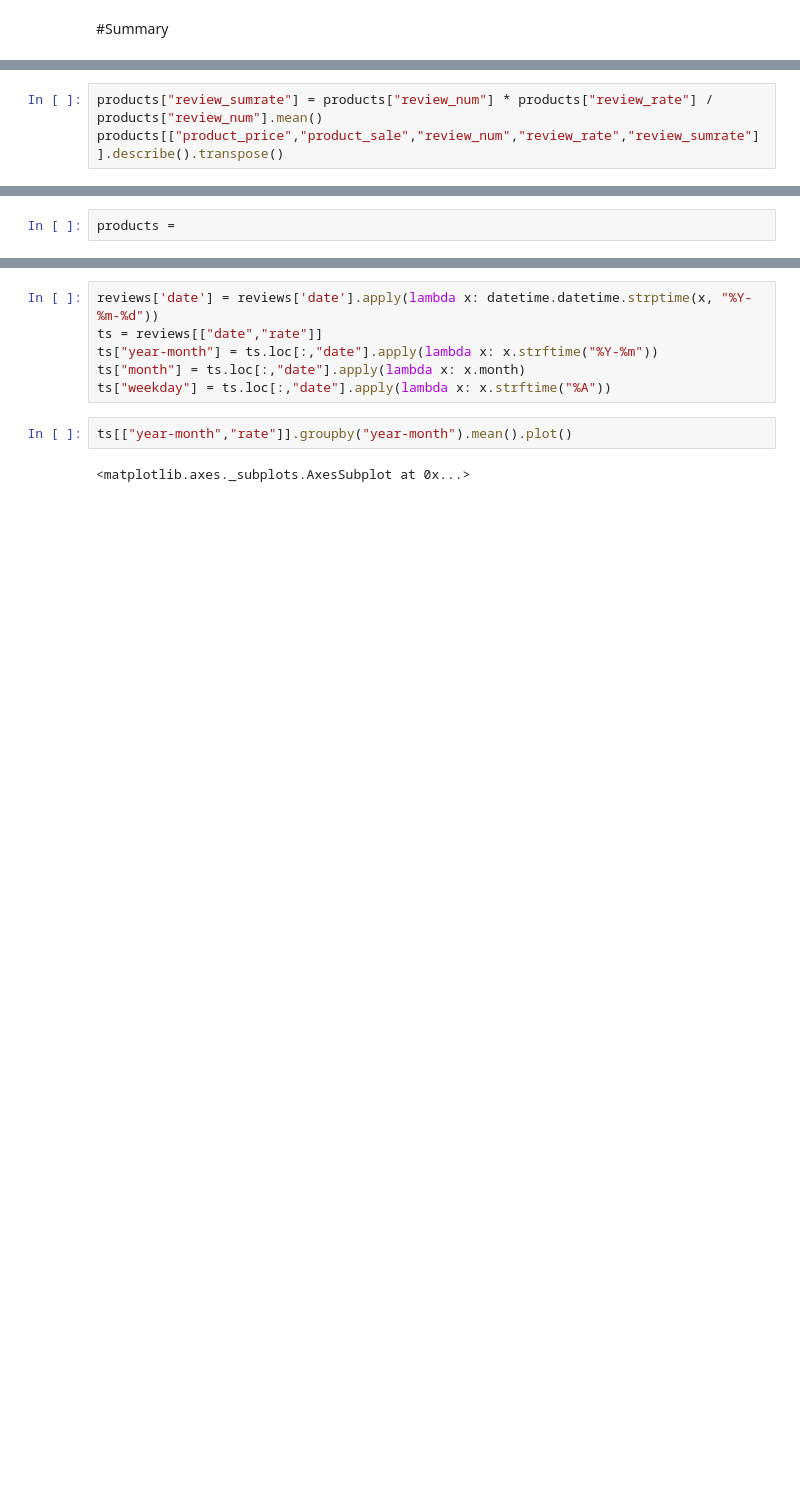
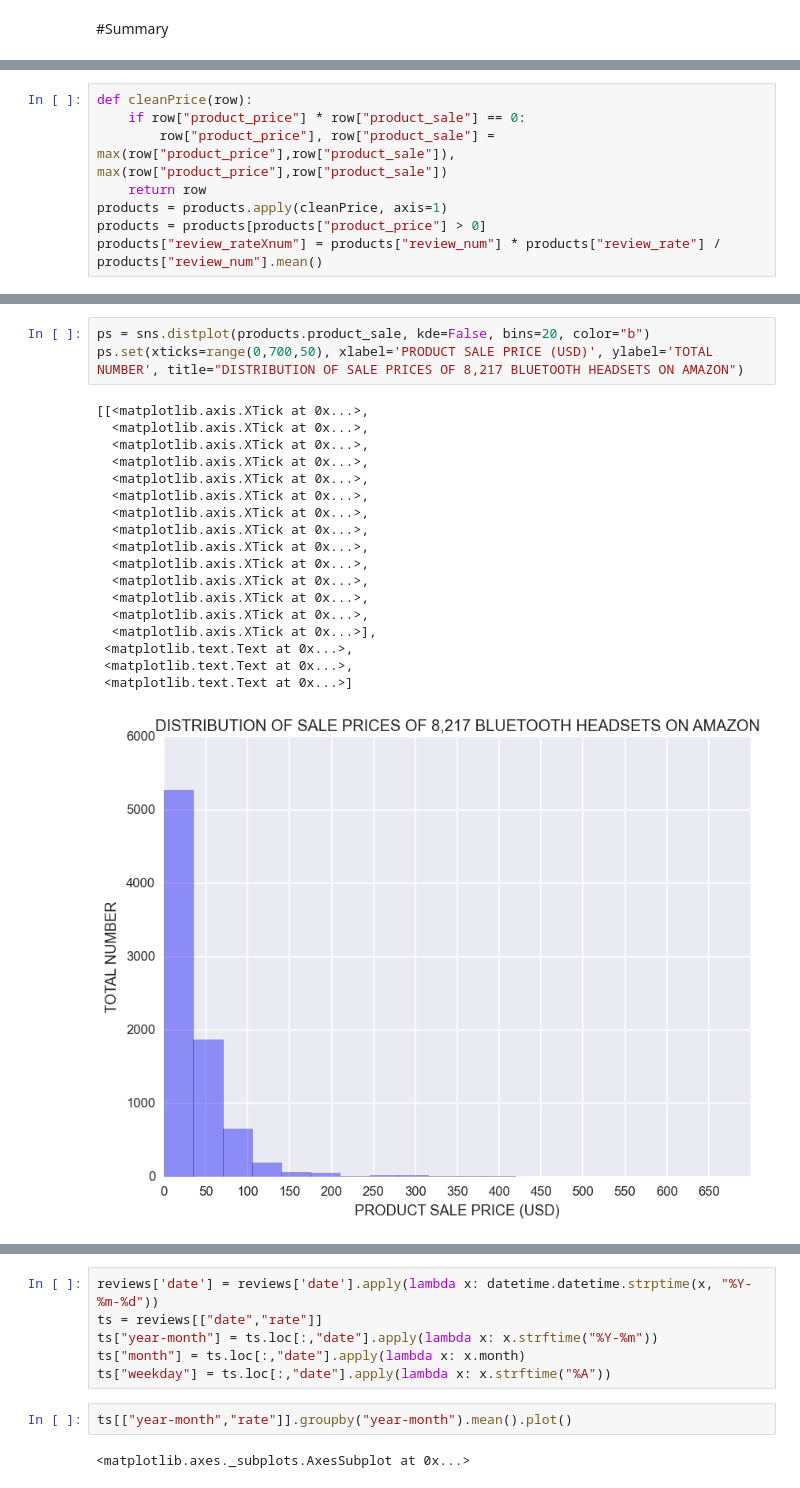
Before and after one commit to paristsai/amazon_review, a Jupyter notebook: analysis/amazon-review.ipynb, the cells around one changed output, grey strips where cells are left out. Saved outputs shown, nothing was run; the diff lists cells and outputs as text; blank space fills up the shorter version.

```diff
--- a/analysis/amazon-review.ipynb
+++ b/analysis/amazon-review.ipynb
@@ -56,3 +31,0 @@ products = products[products["product_price"] > 0]
-# %%
-products["review_sumrate"] = products["review_num"] * products["review_rate"] / products["review_num"].mean()
-products[["product_price","product_sale","review_num","review_rate","review_sumrate"]].describe().transpose()
@@ -87,2 +31,0 @@ rr.set(xlim=(1,5))
-# %%
-products =
@@ -101,0 +46,8 @@ sns.countplot(reviews.rate, color="orange")
+# %%
+def cleanPrice(row):
+    if row["product_price"] * row["product_sale"] == 0:
+        row["product_price"], row["product_sale"] = max(row["product_price"],row["product_sale"]), max(row["product_price"],row["product_sale"])
+    return row
+products = products.apply(cleanPrice, axis=1)
+products = products[products["product_price"] > 0]
+products["review_rateXnum"] = products["review_num"] * products["review_rate"] / products["review_num"].mean()
@@ -101,0 +73,22 @@ sns.countplot(reviews.rate, color="orange")
+# %%
+ps = sns.distplot(products.product_sale, kde=False, bins=20, color="b")
+ps.set(xticks=range(0,700,50), xlabel='PRODUCT SALE PRICE (USD)', ylabel='TOTAL NUMBER', title="DISTRIBUTION OF SALE PRICES OF 8,217 BLUETOOTH HEADSETS ON AMAZON")
+# %% [output]
+[[<matplotlib.axis.XTick at 0x...>,
+  <matplotlib.axis.XTick at 0x...>,
+  <matplotlib.axis.XTick at 0x...>,
+  <matplotlib.axis.XTick at 0x...>,
+  <matplotlib.axis.XTick at 0x...>,
+  <matplotlib.axis.XTick at 0x...>,
+  <matplotlib.axis.XTick at 0x...>,
+  <matplotlib.axis.XTick at 0x...>,
+  <matplotlib.axis.XTick at 0x...>,
+  <matplotlib.axis.XTick at 0x...>,
+  <matplotlib.axis.XTick at 0x...>,
+  <matplotlib.axis.XTick at 0x...>,
+  <matplotlib.axis.XTick at 0x...>,
+  <matplotlib.axis.XTick at 0x...>],
+ <matplotlib.text.Text at 0x...>,
+ <matplotlib.text.Text at 0x...>,
+ <matplotlib.text.Text at 0x...>]
+[figure, added]
```
Also changed, not shown: parts of 45 cells of this notebook.
